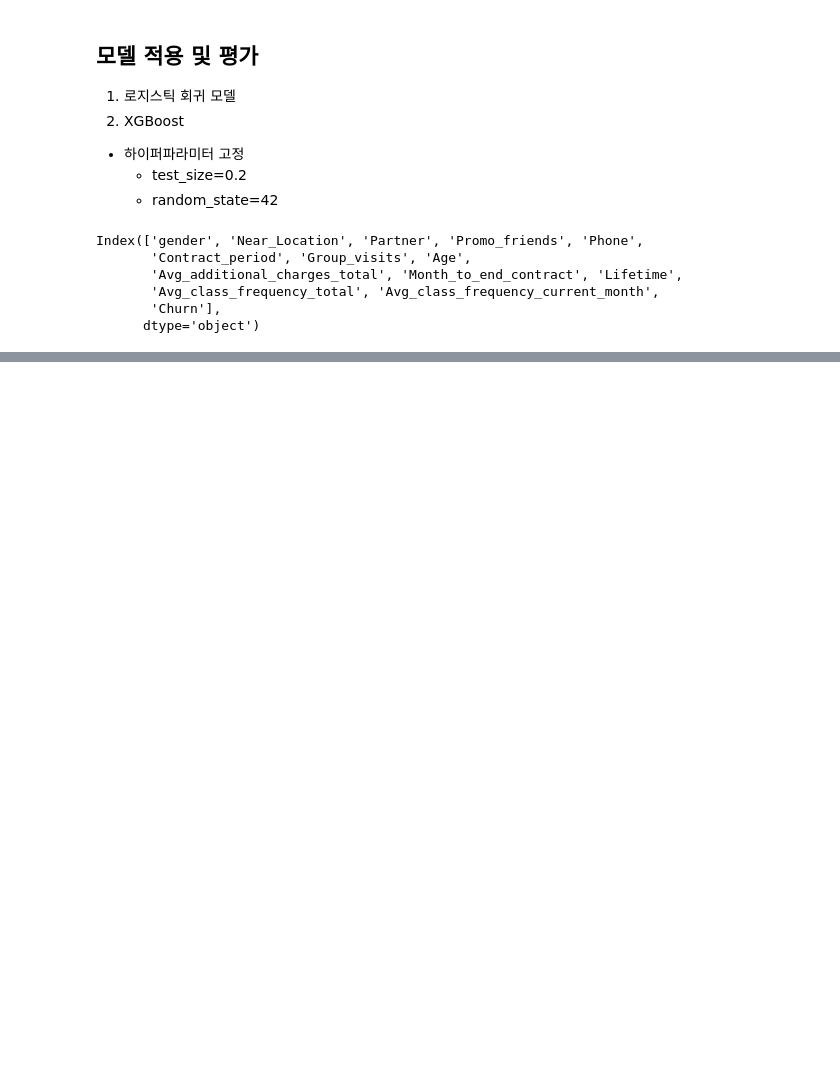
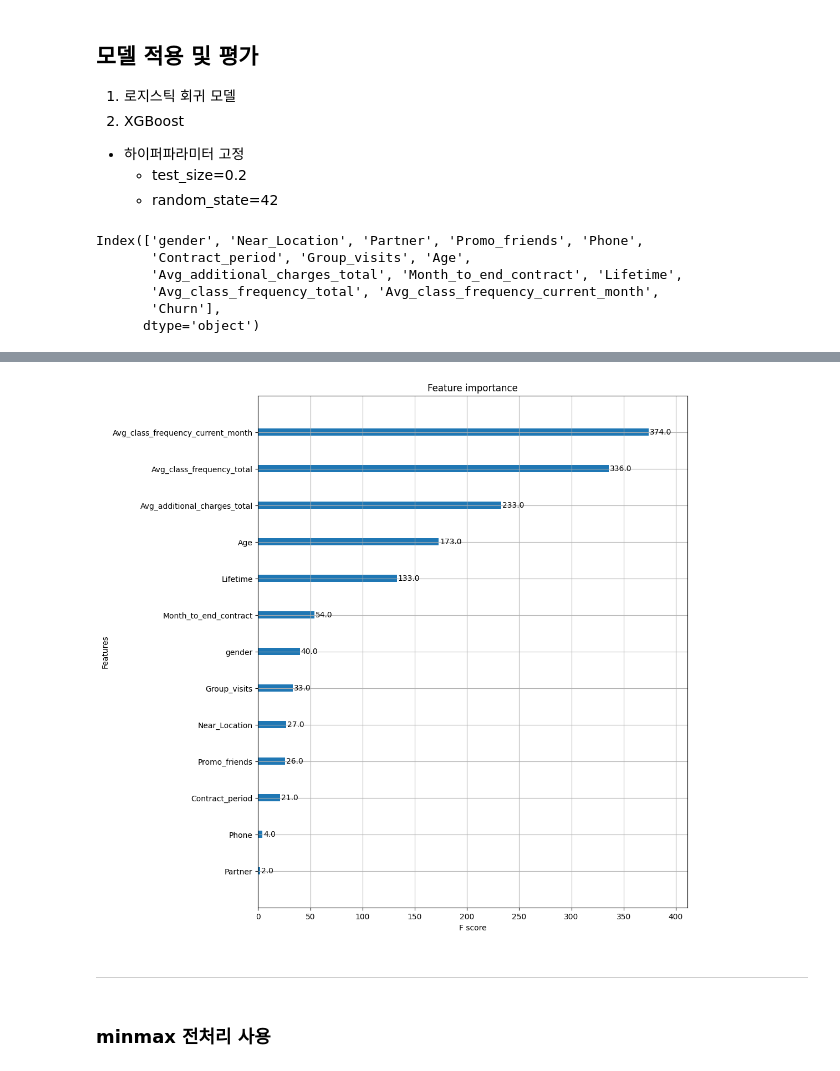
Before and after one commit to SKNETWORKS-FAMILY-AICAMP/SKN09-2nd-5Team, a Jupyter notebook: Model_yoonjae.ipynb, the cells around one changed output, grey strips where cells are left out. Drawn from its saved outputs; the diff is of its cells as text; code cells hidden in the pictures; blank space fills up the shorter version.

```diff
--- a/Model_yoonjae.ipynb
+++ b/Model_yoonjae.ipynb
@@ -75,0 +195,13 @@ X[['Age', 'Month_to_end_contract', 'Lifetime', 'Avg_class_frequency_total', 'Avg
+# %%
+# 특성 중요도 시각화
+from xgboost import plot_importance
+
+fig, ax = plt.subplots(figsize=(10,12))
+plot_importance(xgb_clf, ax =ax)
+plt.show()
+# %% [output]
+[figure, added]
+# %% [markdown]
+---------------------
+# %% [markdown]
+### minmax 전처리 사용
```
Also changed, not shown: parts of 14 cells of this notebook.
